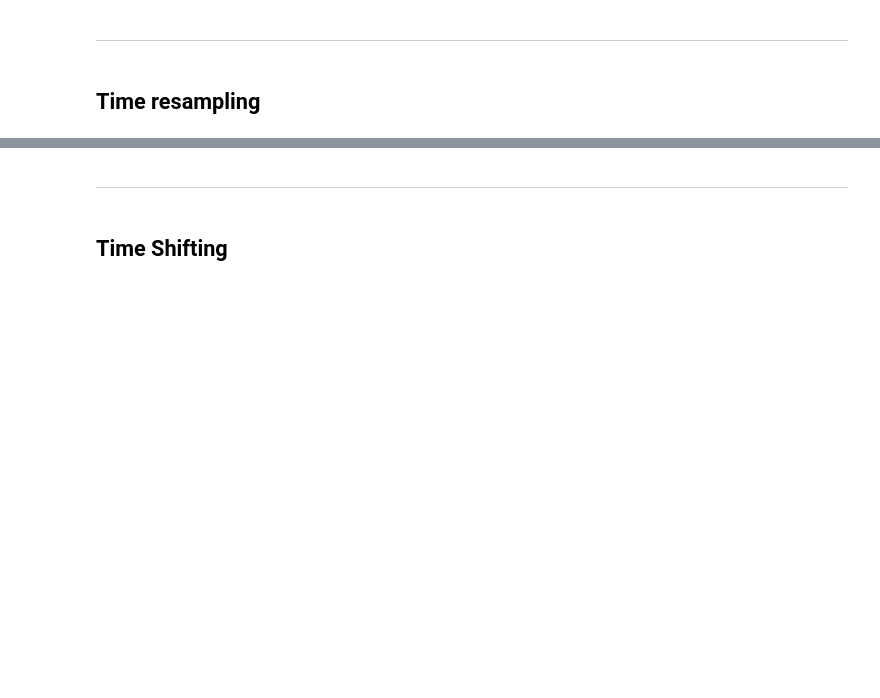
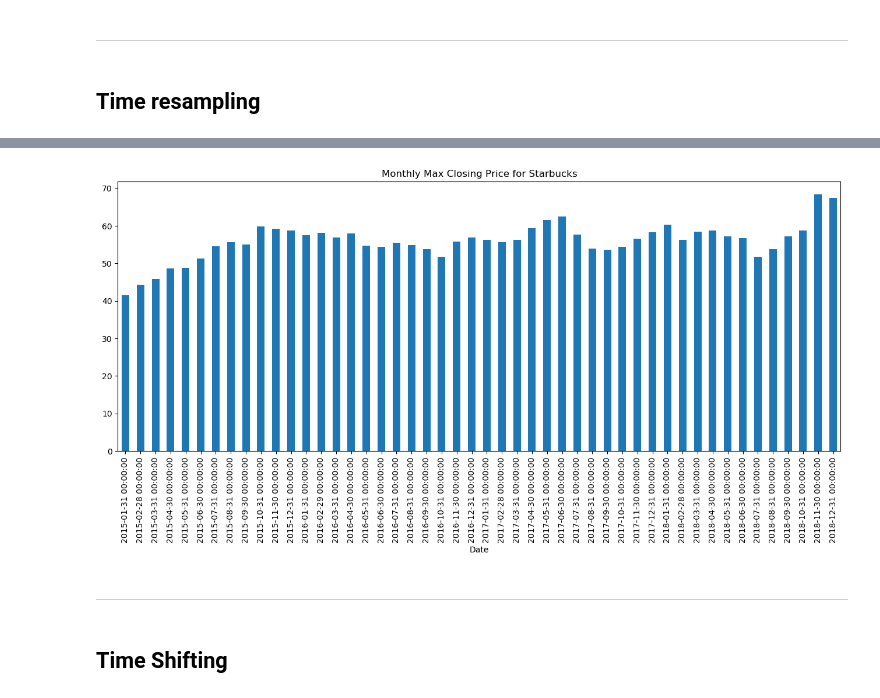
Before and after one commit to BrunoMonti/-Re-Training, a Jupyter notebook: Udemy/Python for Time Series Data Analysis/Time Series with Pandas.ipynb, the cells around one changed output, grey strips where cells are left out. Cells and saved outputs as stored; diff of their text form; code cells hidden in the pictures; blank space fills up the shorter version.

```diff
--- a/Udemy/Python for Time Series Data Analysis/Time Series with Pandas.ipynb
+++ b/Udemy/Python for Time Series Data Analysis/Time Series with Pandas.ipynb
@@ -78,3 +257,8 @@ import pandas as pd
+# %%
+title = 'Monthly Max Closing Price for Starbucks'
+df['Close'].resample('M').max().plot.bar(figsize=(16,6), title=title,color='#1f77b4');
+# %% [output]
+[figure, added]
 # %% [markdown]
 ---
 # %% [markdown]
```
Also changed, not shown: parts of 37 cells of this notebook.
